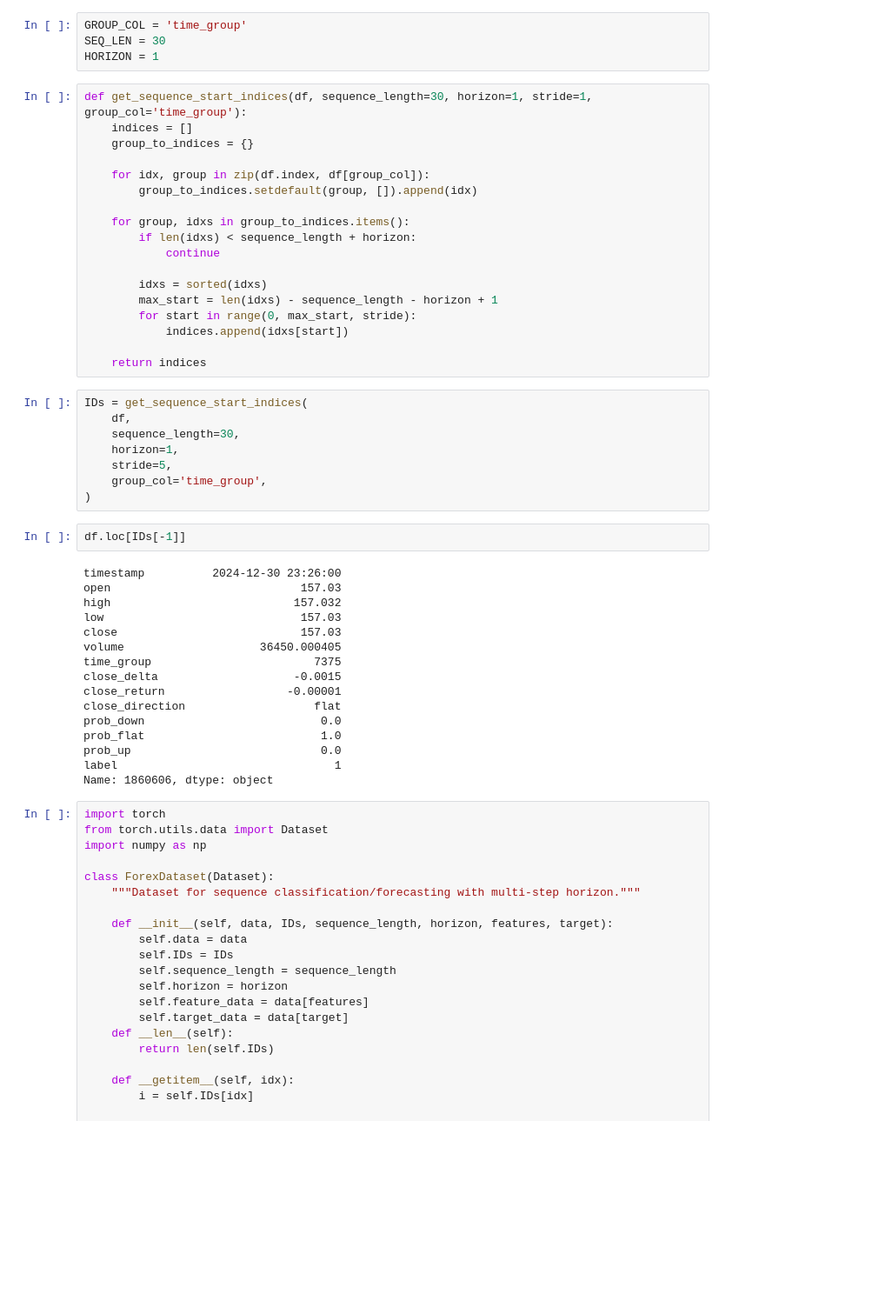
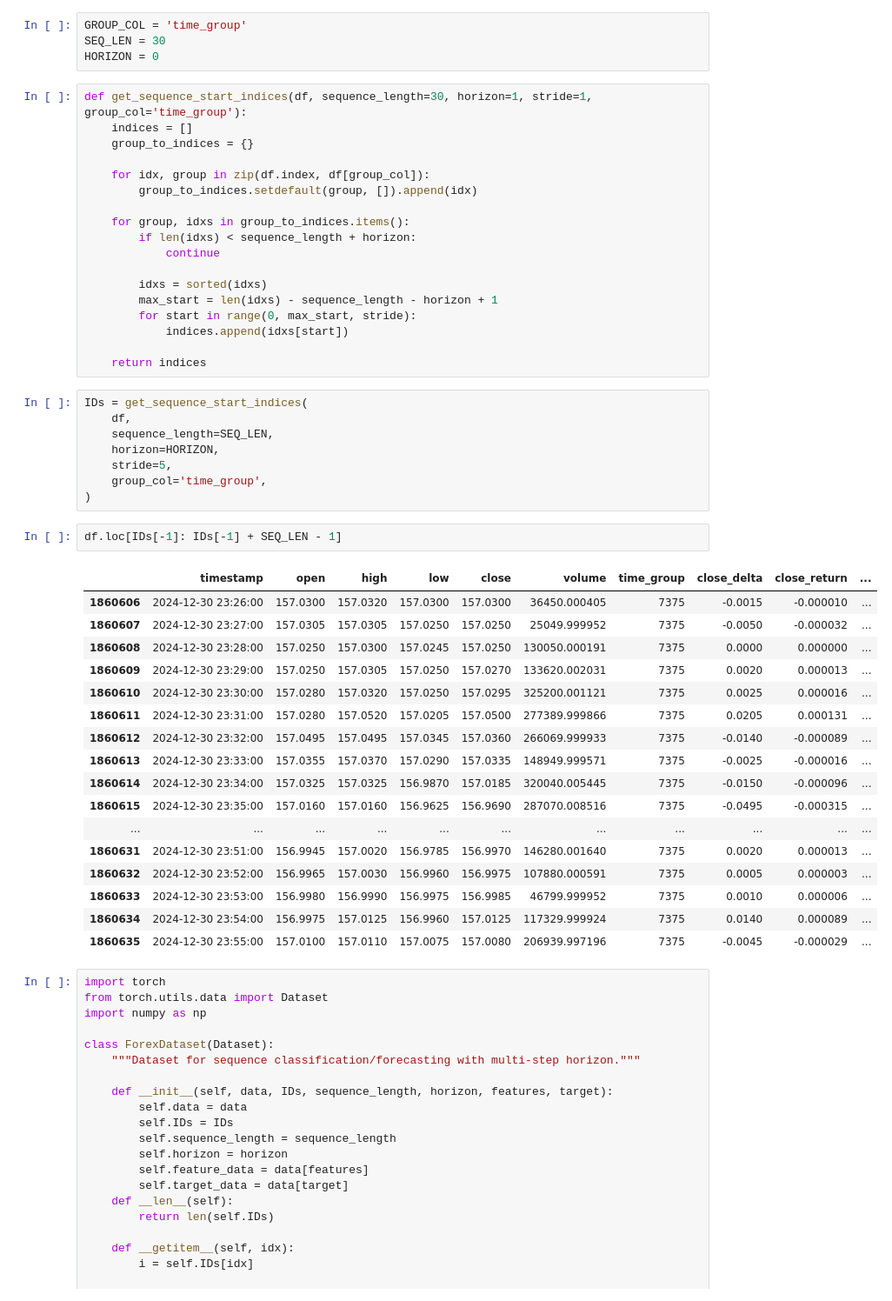
Before and after one commit to chillmelon/fxml, a Jupyter notebook: notebook/05_create_dataset.ipynb, the cells around one changed output. Shown at 87% size. Cells and saved outputs as stored; diff of their text form; blank space fills up the shorter version.

```diff
--- a/notebook/05_create_dataset.ipynb
+++ b/notebook/05_create_dataset.ipynb
@@ -32,7 +32,7 @@ df.describe()
 # %%
 GROUP_COL = 'time_group'
 SEQ_LEN = 30
-HORIZON = 1
+HORIZON = 0
 # %%
 def get_sequence_start_indices(df, sequence_length=30, horizon=1, stride=1, group_col='time_group'):
     indices = []
@@ -54,29 +54,31 @@ def get_sequence_start_indices(df, sequence_length=30, horizon=1, stride=1, grou
 # %%
 IDs = get_sequence_start_indices(
     df,
-    sequence_length=30,
-    horizon=1,
+    sequence_length=SEQ_LEN,
+    horizon=HORIZON,
     stride=5,
     group_col='time_group',
 )
 # %%
-df.loc[IDs[-1]]
+df.loc[IDs[-1]: IDs[-1] + SEQ_LEN - 1]
 # %% [output]
-timestamp          2024-12-30 23:26:00
-open                            157.03
-high                           157.032
-low                             157.03
-close                           157.03
-volume                    36450.000405
-time_group                        7375
-close_delta                    -0.0015
-close_return                  -0.00001
-close_direction                   flat
-prob_down                          0.0
-prob_flat                          1.0
-prob_up                            0.0
-label                                1
-Name: 1860606, dtype: object
+|  | timestamp | open | high | low | close | volume | time_group | close_delta | close_return | ... |
+| 1860606 | 2024-12-30 23:26:00 | 157.0300 | 157.0320 | 157.0300 | 157.0300 | 36450.000405 | 7375 | -0.0015 | -0.000010 | ... |
+| 1860607 | 2024-12-30 23:27:00 | 157.0305 | 157.0305 | 157.0250 | 157.0250 | 25049.999952 | 7375 | -0.0050 | -0.000032 | ... |
+| 1860608 | 2024-12-30 23:28:00 | 157.0250 | 157.0300 | 157.0245 | 157.0250 | 130050.000191 | 7375 | 0.0000 | 0.000000 | ... |
+| 1860609 | 2024-12-30 23:29:00 | 157.0250 | 157.0305 | 157.0250 | 157.0270 | 133620.002031 | 7375 | 0.0020 | 0.000013 | ... |
+| 1860610 | 2024-12-30 23:30:00 | 157.0280 | 157.0320 | 157.0250 | 157.0295 | 325200.001121 | 7375 | 0.0025 | 0.000016 | ... |
+| 1860611 | 2024-12-30 23:31:00 | 157.0280 | 157.0520 | 157.0205 | 157.0500 | 277389.999866 | 7375 | 0.0205 | 0.000131 | ... |
+| 1860612 | 2024-12-30 23:32:00 | 157.0495 | 157.0495 | 157.0345 | 157.0360 | 266069.999933 | 7375 | -0.0140 | -0.000089 | ... |
+| 1860613 | 2024-12-30 23:33:00 | 157.0355 | 157.0370 | 157.0290 | 157.0335 | 148949.999571 | 7375 | -0.0025 | -0.000016 | ... |
+| 1860614 | 2024-12-30 23:34:00 | 157.0325 | 157.0325 | 156.9870 | 157.0185 | 320040.005445 | 7375 | -0.0150 | -0.000096 | ... |
+| 1860615 | 2024-12-30 23:35:00 | 157.0160 | 157.0160 | 156.9625 | 156.9690 | 287070.008516 | 7375 | -0.0495 | -0.000315 | ... |
+| ... | ... | ... | ... | ... | ... | ... | ... | ... | ... | ... |
+| 1860631 | 2024-12-30 23:51:00 | 156.9945 | 157.0020 | 156.9785 | 156.9970 | 146280.001640 | 7375 | 0.0020 | 0.000013 | ... |
+| 1860632 | 2024-12-30 23:52:00 | 156.9965 | 157.0030 | 156.9960 | 156.9975 | 107880.000591 | 7375 | 0.0005 | 0.000003 | ... |
+| 1860633 | 2024-12-30 23:53:00 | 156.9980 | 156.9990 | 156.9975 | 156.9985 | 46799.999952 | 7375 | 0.0010 | 0.000006 | ... |
+| 1860634 | 2024-12-30 23:54:00 | 156.9975 | 157.0125 | 156.9960 | 157.0125 | 117329.999924 | 7375 | 0.0140 | 0.000089 | ... |
+| 1860635 | 2024-12-30 23:55:00 | 157.0100 | 157.0110 | 157.0075 | 157.0080 | 206939.997196 | 7375 | -0.0045 | -0.000029 | ... |
 # %%
 import torch
 from torch.utils.data import Dataset
```
Also changed, not shown: parts of 1 cell of this notebook, 12 other files.
